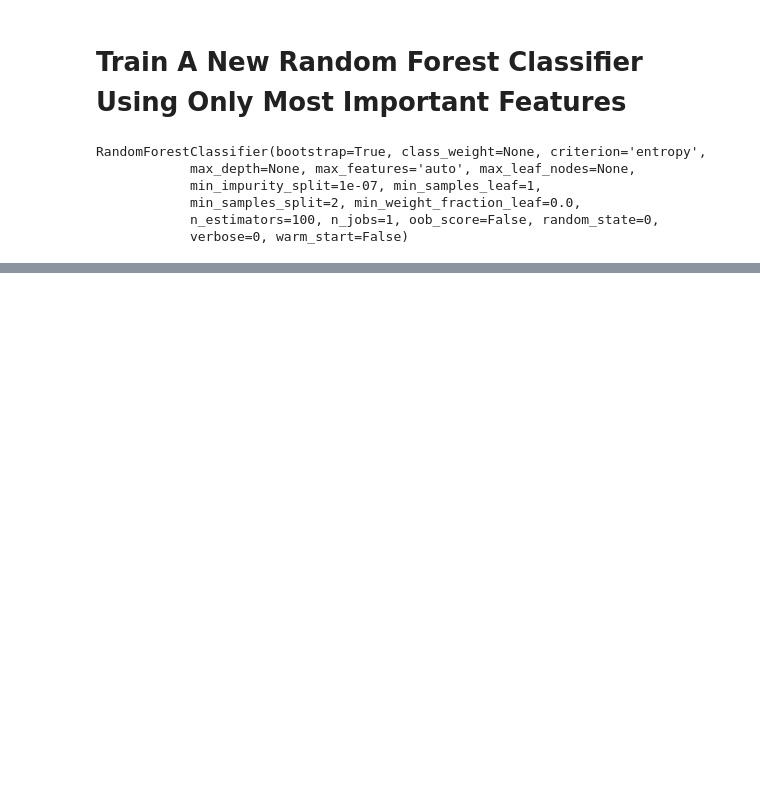
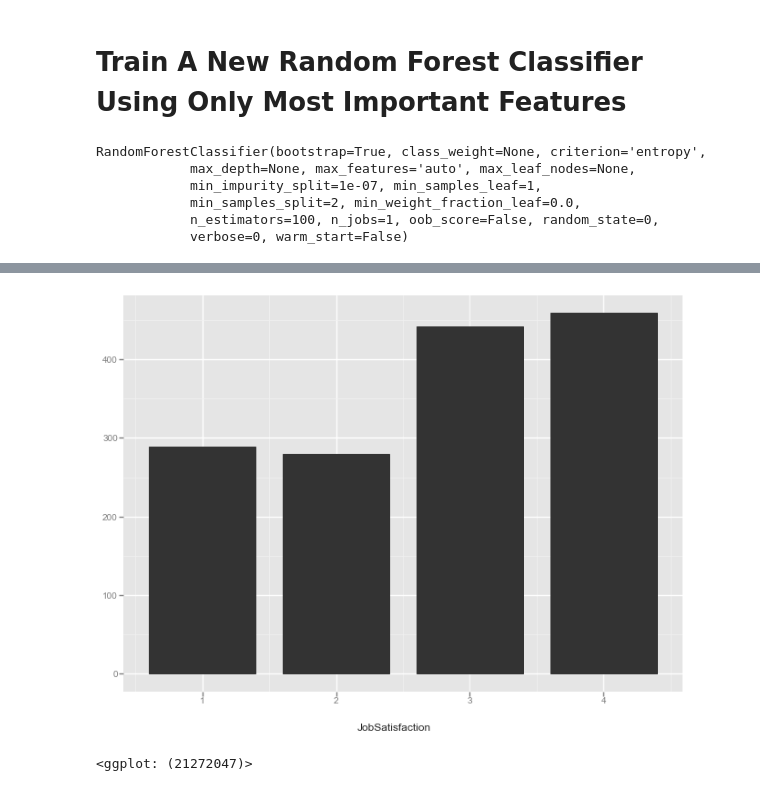
Before and after one commit to MallikarjunNamagiri/AnalyticalVidhya, a Jupyter notebook: Employee Attrition Prediction/EmployeeAttritionPrediction.ipynb, the cells around one changed output, grey strips where cells are left out. Drawn from its saved outputs; the diff is of its cells as text; code cells hidden in the pictures; blank space fills up the shorter version.

```diff
--- a/Employee Attrition Prediction/EmployeeAttritionPrediction.ipynb
+++ b/Employee Attrition Prediction/EmployeeAttritionPrediction.ipynb
@@ -535,0 +546,6 @@ array([[243,  11],
+# %%
+ggplot(aes(x='JobSatisfaction'), data=data1) + \
+     geom_bar()
+# %% [output]
+[figure, added]
+<ggplot: (21272047)>
```
Also changed, not shown: parts of 6 cells of this notebook.
